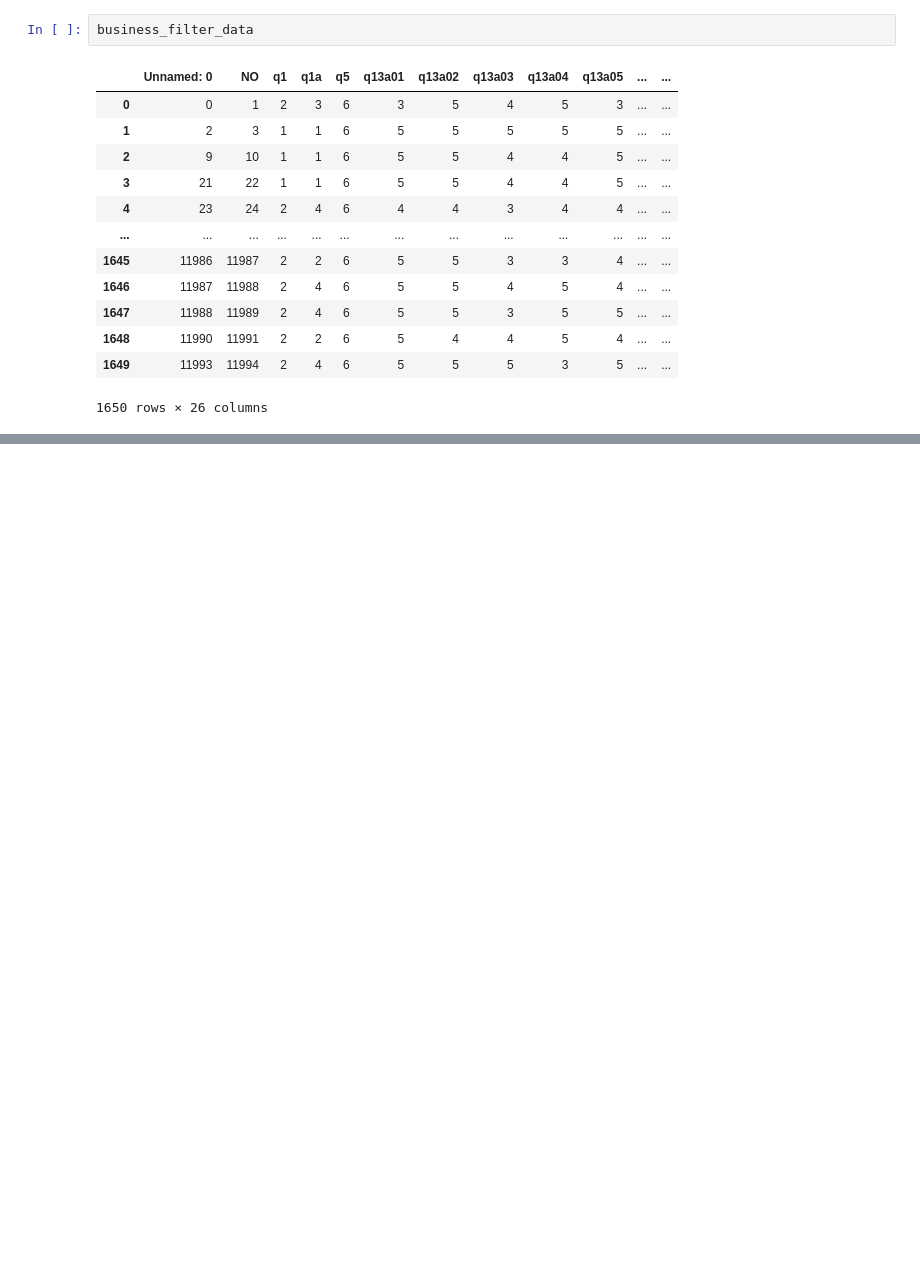
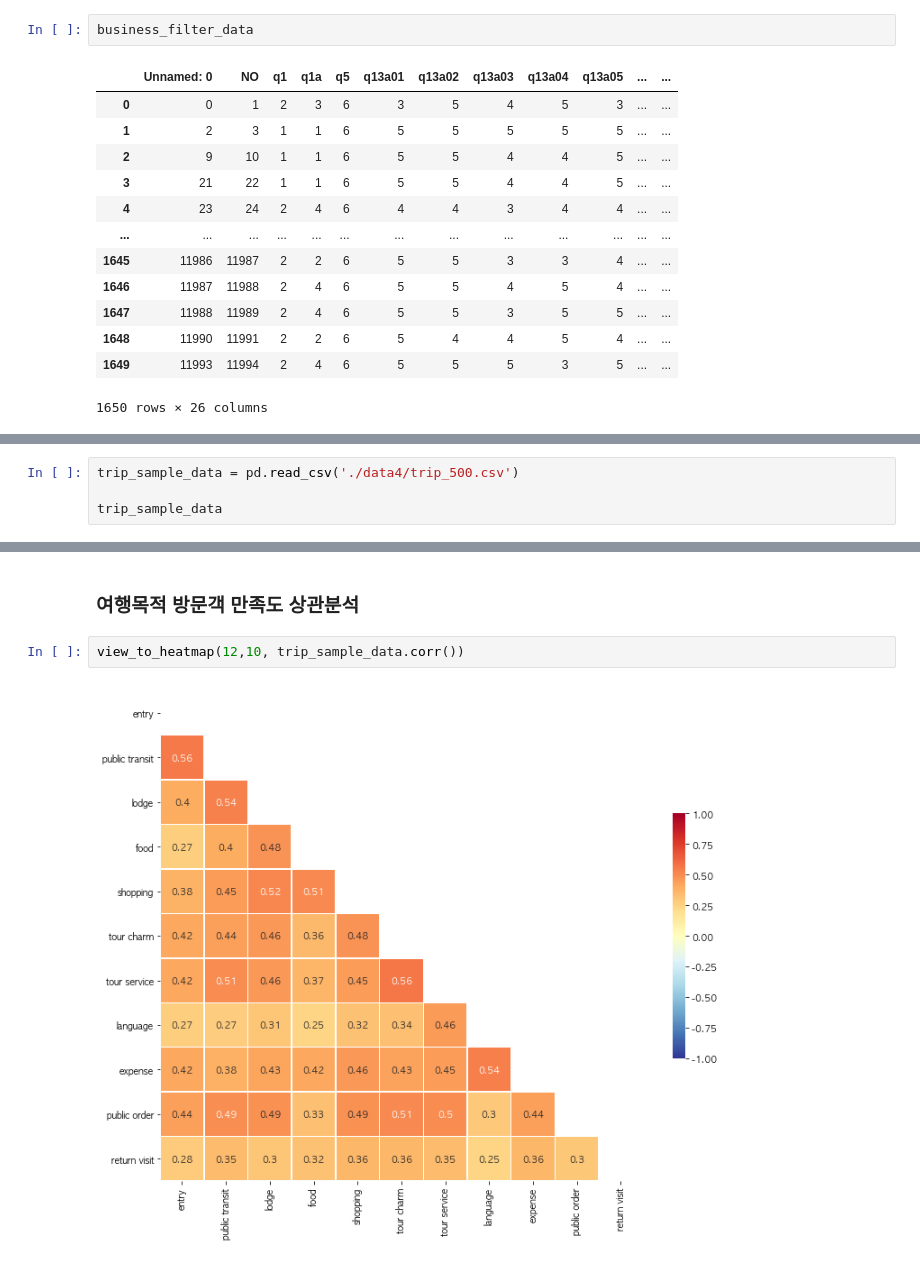
Before and after one commit to asdhgfasd1/2020, a Jupyter notebook: statistics/des_stats01.ipynb, the cells around one changed output, grey strips where cells are left out. Cells and saved outputs as stored; diff of their text form; blank space fills up the shorter version.

```diff
--- a/statistics/des_stats01.ipynb
+++ b/statistics/des_stats01.ipynb
@@ -579,0 +601,4 @@ view_to_heatmap(12,10, merge_name_stats.iloc[:, 4:14].corr())
+# %%
+trip_sample_data = pd.read_csv('./data4/trip_500.csv')
+
+trip_sample_data
@@ -579,0 +619,6 @@ view_to_heatmap(12,10, merge_name_stats.iloc[:, 4:14].corr())
+# %% [markdown]
+### 여행목적 방문객 만족도 상관분석
+# %%
+view_to_heatmap(12,10, trip_sample_data.corr())
+# %% [output]
+[figure, added]
```
Also changed, not shown: parts of 5 cells of this notebook, 2 other files.
